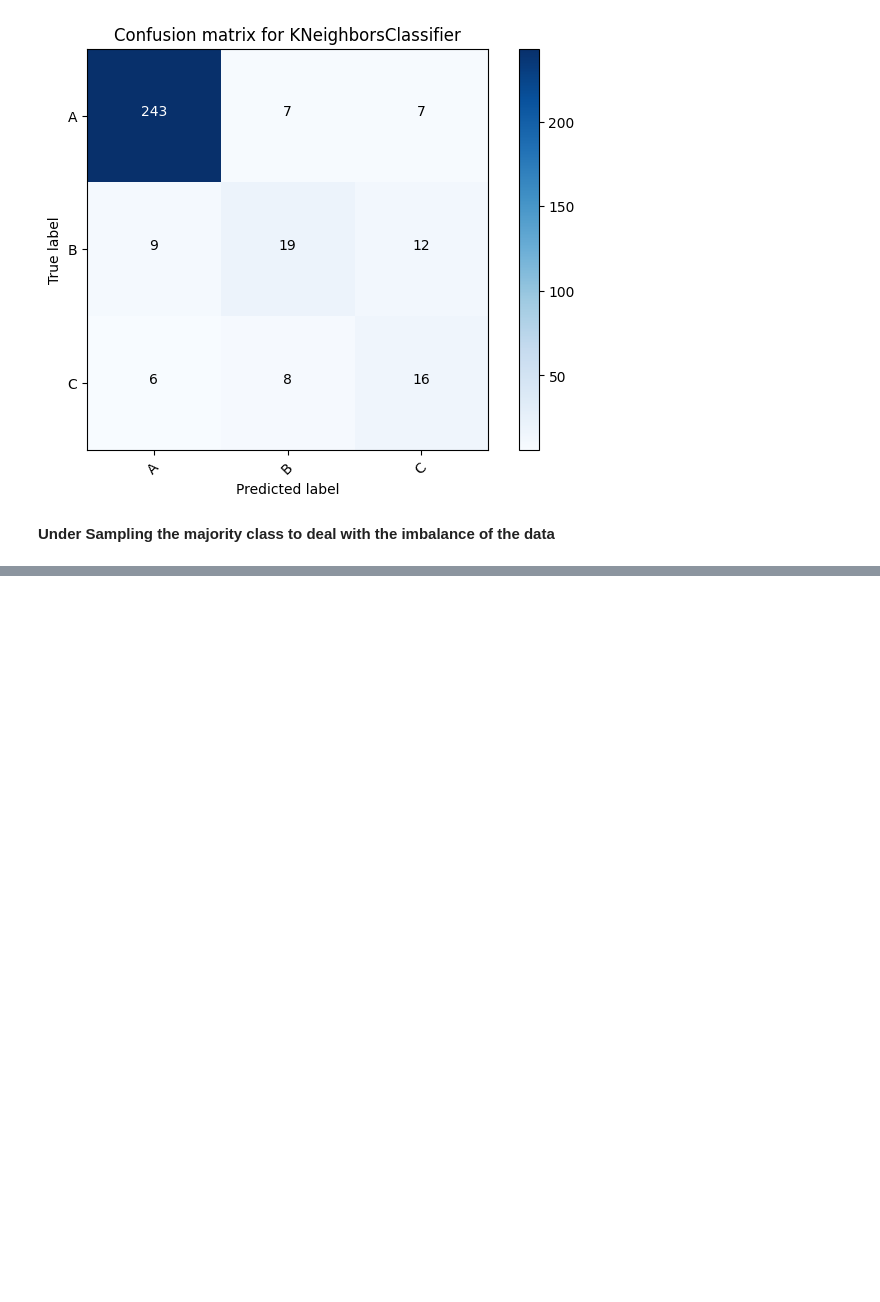
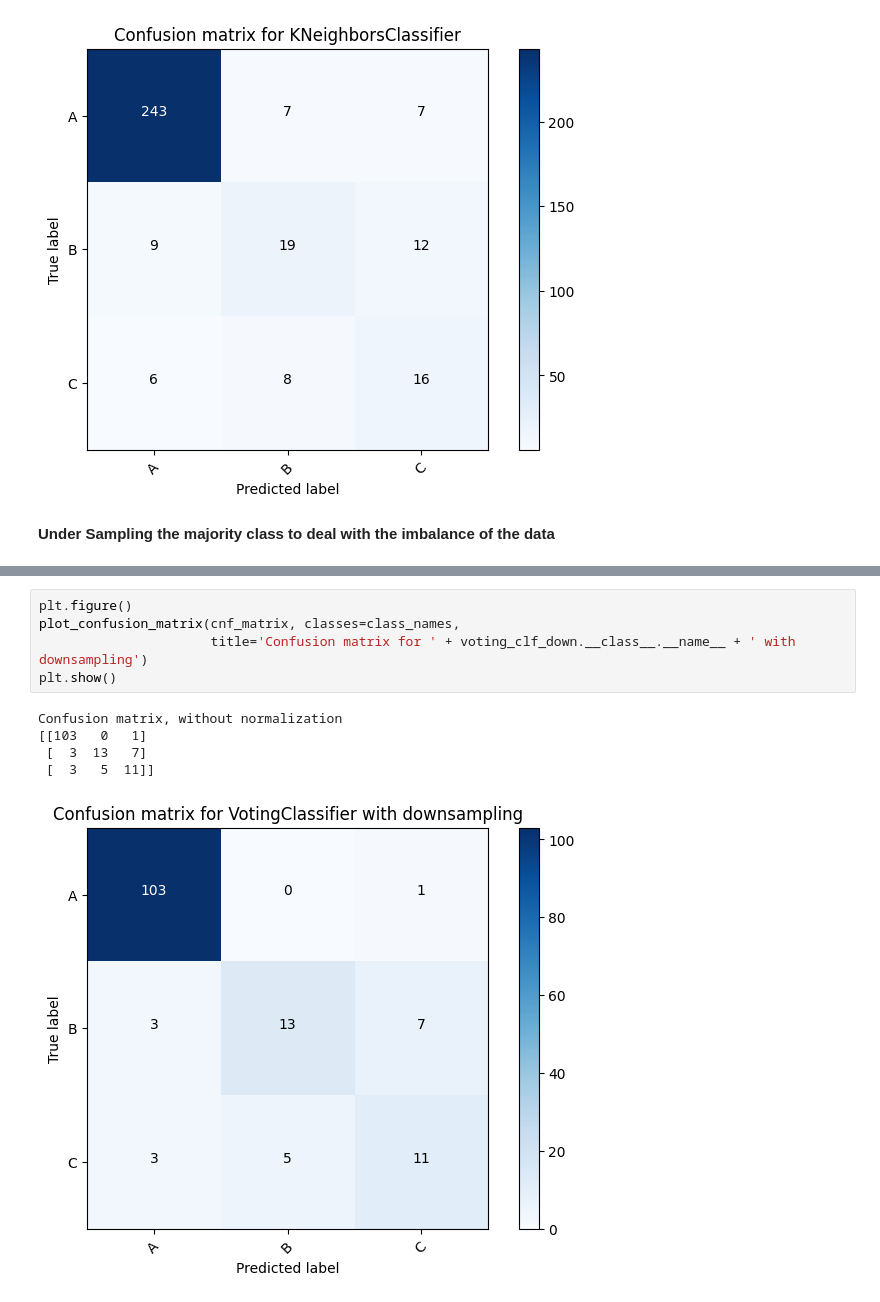
Before and after one commit to NimaFrj/Kaggle-Notebooks, a Jupyter notebook: transformer-paper.ipynb, the cells around one changed output, grey strips where cells are left out. Cells and saved outputs as stored; diff of their text form; blank space fills up the shorter version.

```diff
--- a/transformer-paper.ipynb
+++ b/transformer-paper.ipynb
@@ -553,0 +545,11 @@ Confusion matrix, without normalization
+# %%
+plt.figure()
+plot_confusion_matrix(cnf_matrix, classes=class_names,
+                      title='Confusion matrix for ' + voting_clf_down.__class__.__name__ + ' with downsampling')
+plt.show()
+# %% [output]
+Confusion matrix, without normalization
+[[103   0   1]
+ [  3  13   7]
+ [  3   5  11]]
+[figure, added]
```
Also changed, not shown: parts of 9 cells of this notebook.
